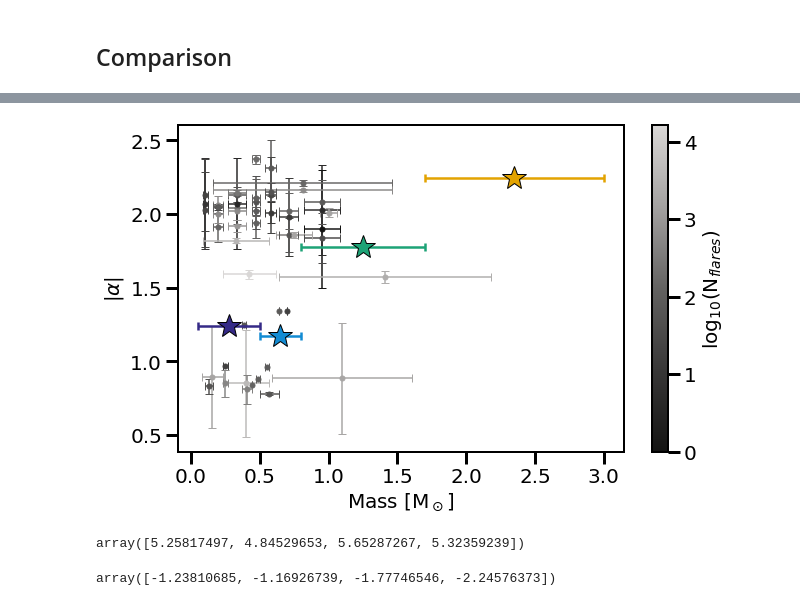
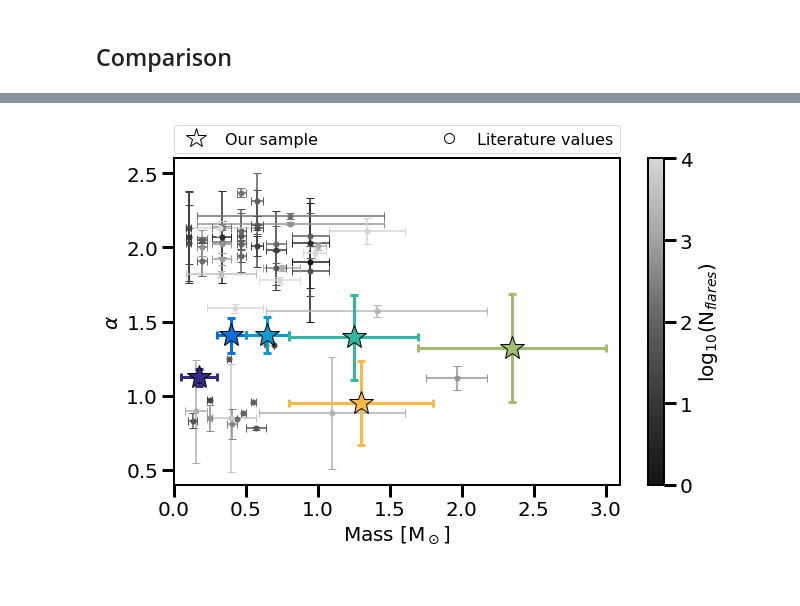
Before and after one commit to afeinstein20/flares_soc, a Jupyter notebook: notebooks/criticality_notebook.ipynb, the cells around one changed output, grey strips where cells are left out. Cells and saved outputs as stored; diff of their text form; code cells hidden in the pictures; blank space fills up the shorter version.

```diff
--- a/notebooks/criticality_notebook.ipynb
+++ b/notebooks/criticality_notebook.ipynb
@@ -314,2 +76,0 @@ def amp_slope_fit(data, bins, i=0, j=-1):
-# %%
-starbins = [0.05, 0.5, 0.8, 1.7, 3.0]
@@ -615,0 +169,4 @@ for i in range(len(high_ruwe_slopes)):
+# %%
+model = dist_to_ms(stars, starbins)
+ms_dist = np.abs(stars['M_G'] - model(stars['bp_rp']))
+ms_dist_all = np.abs(allflares['M_G']-model(allflares['bp_rp']))
@@ -615,0 +175,11 @@ for i in range(len(high_ruwe_slopes)):
+# %%
+absmag = stars['M_G'] + 0.0
+
+plt.scatter(stars['bp_rp'], absmag,
+            c=np.abs(absmag - model(stars['bp_rp'])),
+            s=2, vmin=0, vmax=8)
+plt.ylim(20,-5)
+plt.xlim(-1,5)
+plt.colorbar()
+ms_dist = np.abs(stars['M_G'] - model(stars['bp_rp']))
+ms_dist_all = np.abs(allflares['M_G']-model(allflares['bp_rp']))
@@ -615,0 +188,2 @@ for i in range(len(high_ruwe_slopes)):
+# %%
+g_dist, g_dist_all = dist_to_giant(stars, allflares, ms_dist, ms_dist_all)
@@ -638,50 +848,55 @@ import matplotlib
 import matplotlib.cm as cm
 
 
 glist = ['#141413','#383737', '#636261', '#a3a1a0', '#d9d7d6']
 mygray = make_cmap(glist, name='mygray')
-norm = matplotlib.colors.Normalize(vmin=min(logn), vmax=max(logn), clip=True)
+norm = matplotlib.colors.Normalize(vmin=min(logn), vmax=4, clip=True)
 mapper = cm.ScalarMappable(norm=norm, cmap=mygray)
 scattercolors = np.array([(mapper.to_rgba(v)) for v in logn])
 
 #for x, y, e, color in zip(time, signal, error, time_color):
 #    plt.plot(x, y, 'o', color=color)
 #    plt.errorbar(x, y, e, lw=1, capsize=3, color=color)
 
 for i in range(len(lit)):
     plt.errorbar(lit['avg_mass'][i],
                  lit['slope'][i],
                  xerr=lit['mass_range'][i],
                  yerr=lit['error'][i], capsize=4,
                  marker='o', linestyle='', color=scattercolors[i], ms=5)
     #plt.plot(lit['avg_mass'][i], lit['slope'][i],
     #         c=scattercolors[i], zorder=100)
-
-for i in range(len(slopes)):
-    avg = (starbins[i]+starbins[i+1])/2
-    merr = np.nanmedian([avg-starbins[i], starbins[i+1]-avg])
+lw=3
+for i in range(len(mcmc_fits)):
+    try:
+        avg = (starbins[i]+starbins[i+1])/2
+        merr = np.nanmedian([avg-starbins[i], starbins[i+1]-avg])
+    except:
+        avg = (0.8+1.8)/2
+        merr = np.nanmedian([avg-0.8, 1.8-avg])
     (_, caps, _) = plt.errorbar(avg,
-                                 np.abs(slopes[i]),
+                                 np.abs(mcmc_fits[i][0]),
                                  xerr=merr,
-                                 yerr=errs[i],
+                                 yerr=mcmc_fits[i][1],# mcmc_fits[i][2]),
                                  marker='*', linestyle='', color=cinds[i], ms=25,
                                  zorder=200, capsize=4, markeredgecolor='k',
-                                 lw=2.5)
+                                 lw=lw)
     for cap in caps:
-        cap.set_markeredgewidth(2.5)
+        cap.set_markeredgewidth(lw)
 
-sc = plt.scatter(lit['avg_mass'],lit['slope'],s=0,c=logn, cmap=mygray)
+
+plt.plot(-1,0, '*', ms=10, c='w', markeredgecolor='k', lw=2, label='Our sample')
+plt.plot(-1,0, 'o', ms=5, c='w', markeredgecolor='k', lw=2, label='Literature values')
+plt.xlim(0,3.1)
+plt.ylim(0.4,2.6)
+plt.legend(ncol=2, bbox_to_anchor=(0., 1.0, 1., .102), fontsize=16,
+           loc='upper left', borderaxespad=0., mode="expand")
+
+sc = plt.scatter(lit['avg_mass'],lit['slope'],s=0, c=logn, cmap=mygray, vmax=4)
 clb = plt.colorbar(sc, label=r'log$_{10}$(N$_{flares}$)')
-plt.ylabel(r'|$\alpha$|')
+clb.set_ticks(np.arange(0,5,1))
+plt.ylabel(r'$\alpha$')
 plt.xlabel(r'Mass [M$_\odot$]')
 plt.savefig('comparison.pdf', dpi=300, rasterize=True, bbox_inches='tight')
 # %% [output]
-[figure, old version]
+[figure, new version]
-# %%
-np.log10(binsizes)
-# %% [output]
-array([5.25817497, 4.84529653, 5.65287267, 5.32359239])
-# %%
-slopes
-# %% [output]
-array([-1.23810685, -1.16926739, -1.77746546, -2.24576373])
```
Also changed, not shown: parts of 61 cells of this notebook.
